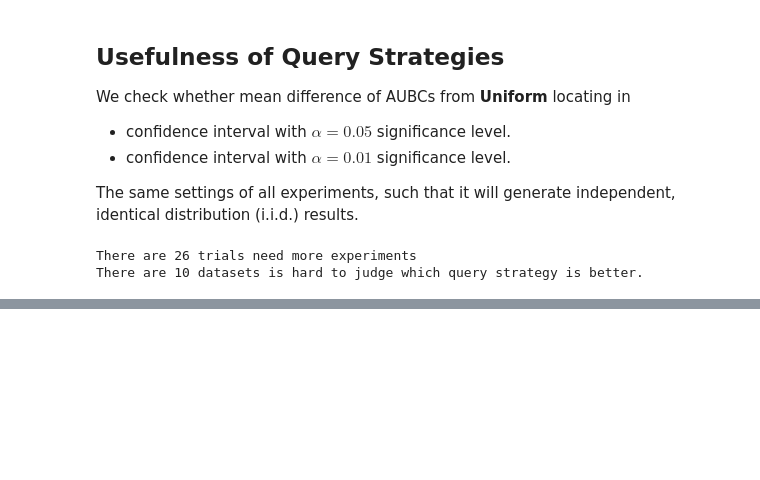
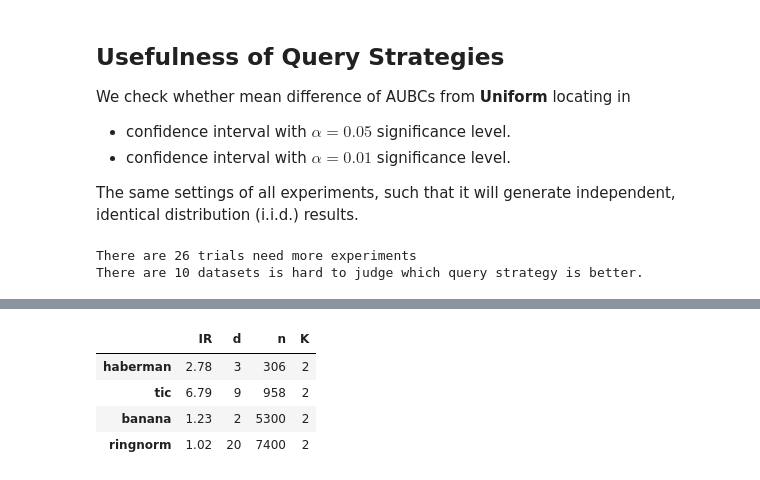
Before and after one commit to ariapoy/active-learning-benchmark, a Jupyter notebook: results/analysis.ipynb, the cells around one changed output, grey strips where cells are left out. Saved outputs shown, nothing was run; the diff lists cells and outputs as text; code cells hidden in the pictures; blank space fills up the shorter version.

```diff
--- a/results/analysis.ipynb
+++ b/results/analysis.ipynb
@@ -853,0 +904,8 @@ with open('./README.md', 'a') as f:
+# %%
+xz2021_table2.loc[['haberman', 'tic', 'banana', 'ringnorm'], :]
+# %% [output]
+|  | IR | d | n | K |
+| haberman | 2.78 | 3 | 306 | 2 |
+| tic | 6.79 | 9 | 958 | 2 |
+| banana | 1.23 | 2 | 5300 | 2 |
+| ringnorm | 1.02 | 20 | 7400 | 2 |
```
Also changed, not shown: parts of 9 cells of this notebook.
